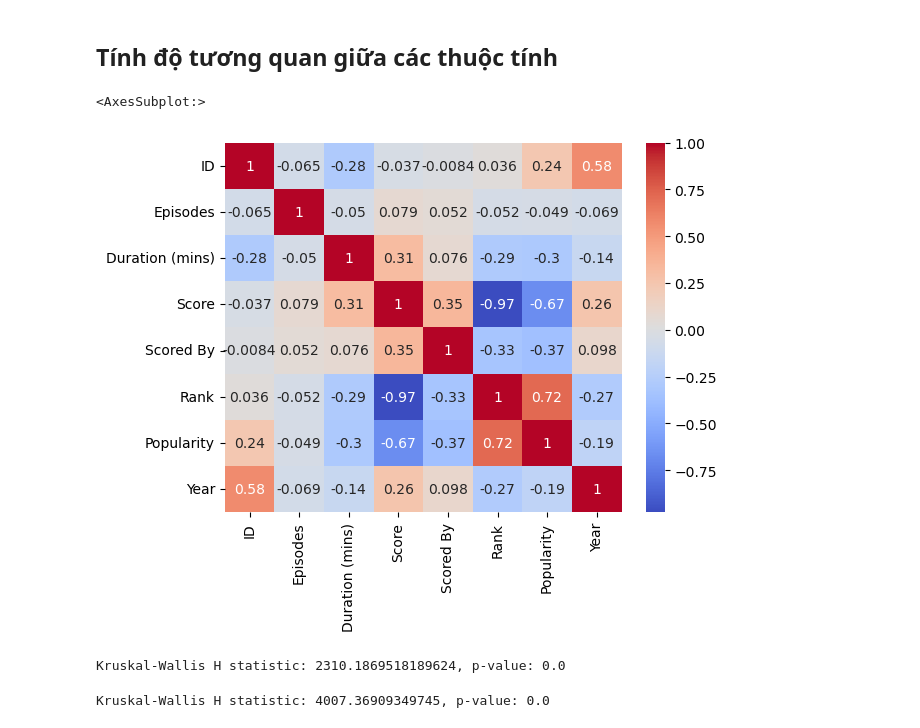
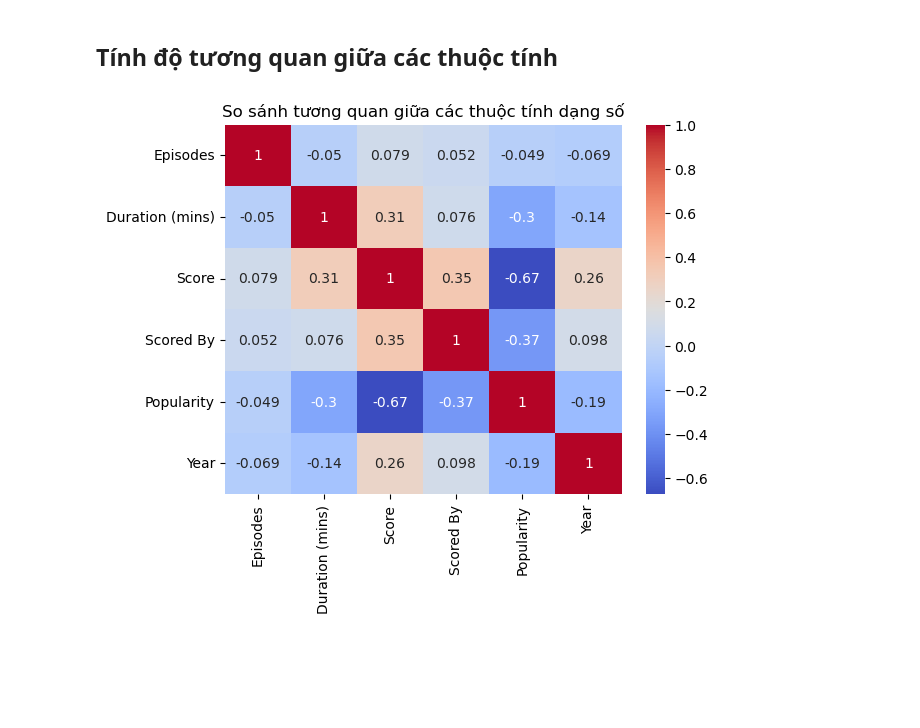
Before and after one commit to V1nk4n/Intro2DS_FinalProject, a Jupyter notebook: data_exploration/data_explorations.ipynb, the cells around one changed output. Drawn from its saved outputs; the diff is of its cells as text; code cells hidden in the pictures; blank space fills up the shorter version.

Commit message:
drop UNKNOWN in Type, Aired columns. Add comment to correlation

```diff
--- a/data_exploration/data_explorations.ipynb
+++ b/data_exploration/data_explorations.ipynb
@@ -281,0 +286,3 @@ anime_df.shape
+# %%
+anime_df = anime_df.drop(columns='Rank')
+anime_df.columns
@@ -339,3 +373,6 @@ Ta thấy các cột này có giá trị thiếu rất ít có thể do các d
+# %%
+anime_df = anime_df[anime_df['Type']!='UNKNOWN']
+anime_df = anime_df[anime_df['Aired']!='UNKNOWN']
 # %% [markdown]
 Lưu số lượng giá trị khác nhau và đếm số lượng từng loại và lưu vào mảng `single_cate_profile`
 # %%
@@ -428,6 +465,9 @@ anime_df["Year"] = anime_df["Aired"].apply(extract_year)
 # Loại bỏ các hàng có giá trị "NaN"
 anime_df = anime_df.dropna(subset=["Year"])
 
+# Chuyển Year sang dạng int
+anime_df['Year'] = anime_df['Year'].astype('int')
+
 anime_df.head()
 # %% [output]
 |  | ID | Title | Episodes | Type | Aired | Producers | Studios | Source | Genres | Duration (mins) | ... |
@@ -550,21 +589,14 @@ anime_df.to_csv('../data/anime_preprocessing.csv', index=False)
 # %% [markdown]
 ## Tính độ tương quan giữa các thuộc tính
 # %%
-correlation_matrix = anime_df.corr()
+# Tính ma trận tương quan giữa các thuộc tính dạng số
+correlation_matrix = anime_df.drop(columns='ID').corr() # Vì ID chỉ để định danh anime nên không xét độ tương quan
 
+# Vẽ heatmap
 sns.heatmap(correlation_matrix, cmap='coolwarm', annot=True)
+
+# Đặt nhãn và tên biểu đồ
+plt.title('So sánh tương quan giữa các thuộc tính dạng số')
+plt.show()
 # %% [output]
-<AxesSubplot:>
-[figure, old version]
+[figure, new version]
-# %%
-from scipy.stats import kruskal
-stat, p_value = kruskal(*[anime_df['Score'][anime_df['Type'] == cat] for cat in anime_df['Type'].unique()])
-print(f"Kruskal-Wallis H statistic: {stat}, p-value: {p_value}")
-# %% [output]
-Kruskal-Wallis H statistic: 2310.1869518189624, p-value: 0.0
-# %%
-from scipy.stats import kruskal
-stat, p_value = kruskal(*[anime_df['Score'][anime_df['Genres'] == cat] for cat in anime_df['Genres'].unique()])
-print(f"Kruskal-Wallis H statistic: {stat}, p-value: {p_value}")
-# %% [output]
-Kruskal-Wallis H statistic: 4007.36909349745, p-value: 0.0
```
Also changed, not shown: parts of 19 cells of this notebook, 1 other file.
